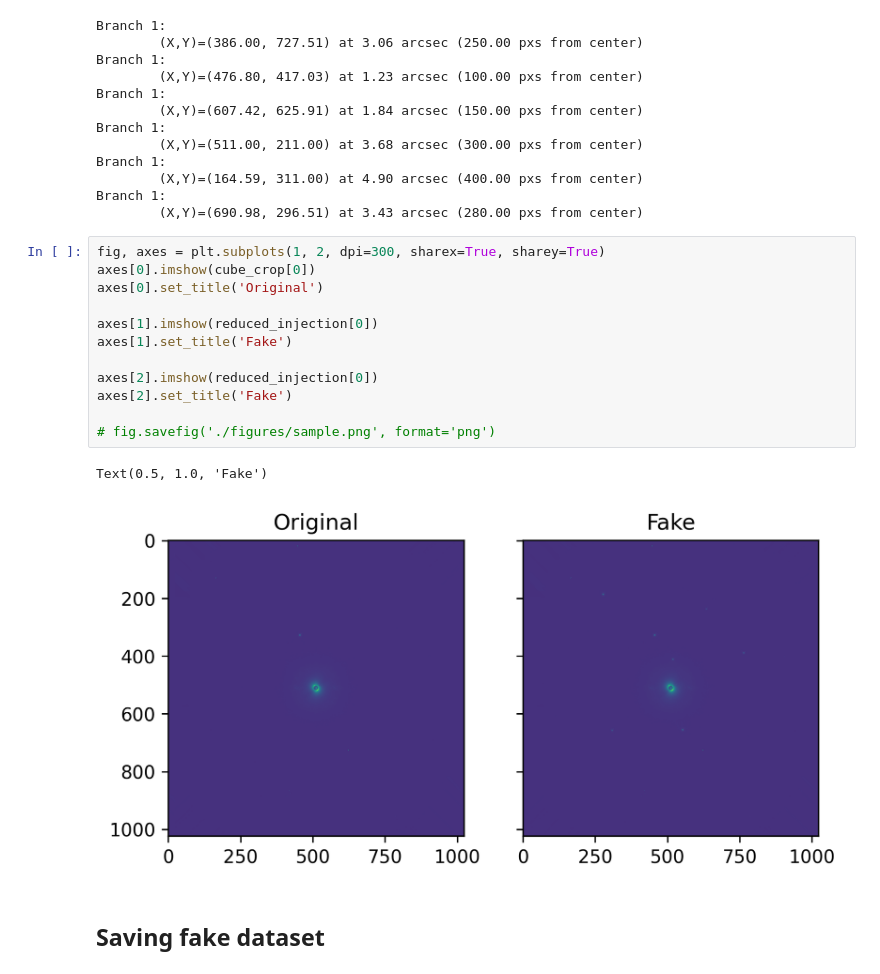
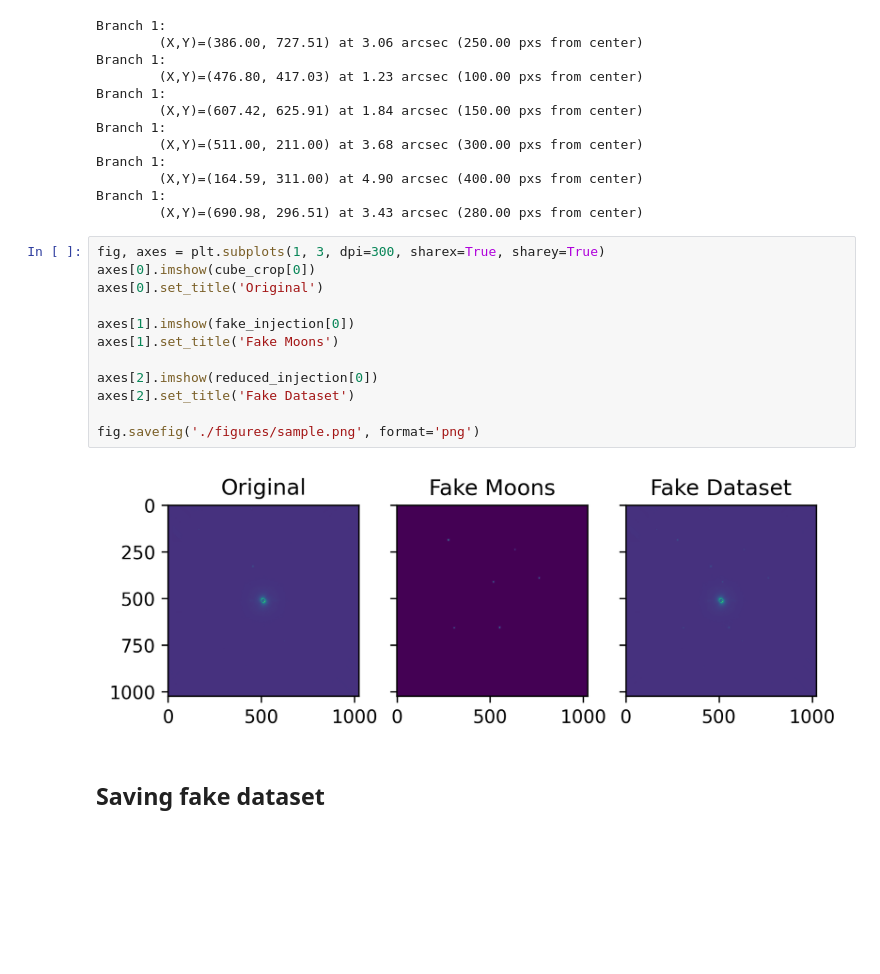
Before and after one commit to yemsnucleus/FakeMoonInjector, a Jupyter notebook: pipeline.ipynb, the cells around one changed output. Drawn from its saved outputs; the diff is of its cells as text; blank space fills up the shorter version.

```diff
--- a/pipeline.ipynb
+++ b/pipeline.ipynb
@@ -173,20 +173,19 @@ Branch 1:
 Branch 1:
         (X,Y)=(690.98, 296.51) at 3.43 arcsec (280.00 pxs from center)
 # %%
-fig, axes = plt.subplots(1, 2, dpi=300, sharex=True, sharey=True)
+fig, axes = plt.subplots(1, 3, dpi=300, sharex=True, sharey=True)
 axes[0].imshow(cube_crop[0])
 axes[0].set_title('Original')
 
-axes[1].imshow(reduced_injection[0])
-axes[1].set_title('Fake')
+axes[1].imshow(fake_injection[0])
+axes[1].set_title('Fake Moons')
 
 axes[2].imshow(reduced_injection[0])
-axes[2].set_title('Fake')
+axes[2].set_title('Fake Dataset')
 
-# fig.savefig('./figures/sample.png', format='png')
+fig.savefig('./figures/sample.png', format='png')
 # %% [output]
-Text(0.5, 1.0, 'Fake')
-[figure, old version]
+[figure, new version]
 # %% [markdown]
 ## Saving fake dataset
 # %%
```
